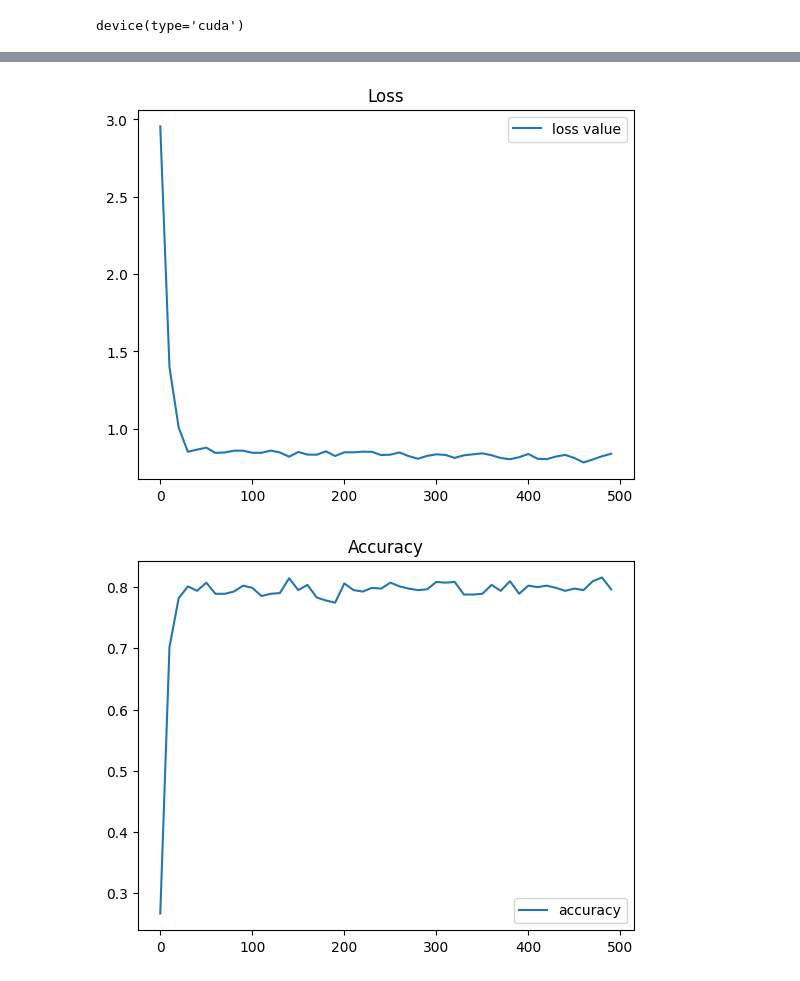
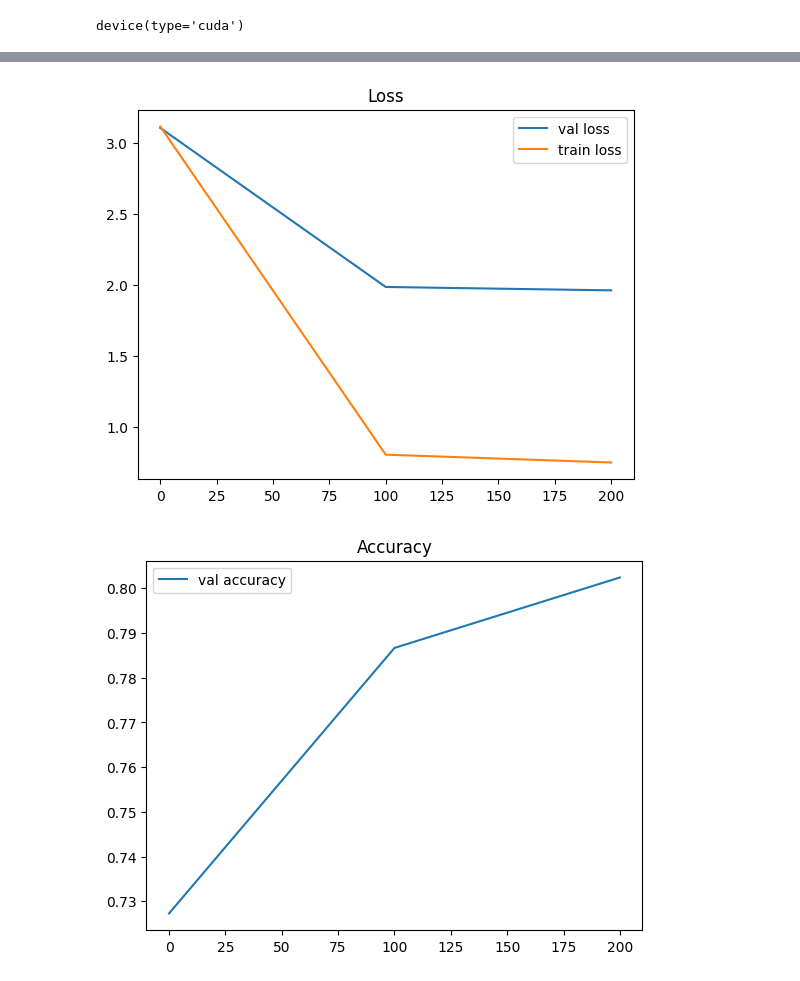
Before and after one commit to P1X2/SSNE2_UnbalancedData, a Jupyter notebook: Model.ipynb, the cells around one changed output, grey strips where cells are left out. Saved outputs shown, nothing was run; the diff lists cells and outputs as text; code cells hidden in the pictures.

```diff
--- a/Model.ipynb
+++ b/Model.ipynb
@@ -90,7 +92,7 @@ train_ds = data.TensorDataset(torch.from_numpy(X_train_norm).to(device),torch.fr
 val_ds = data.TensorDataset(torch.from_numpy(X_val_norm).to(device),torch.from_numpy(Y_val).to(device))
 test_ds = data.TensorDataset(torch.from_numpy(X_test_norm).to(device),torch.zeros(X_test_norm.shape[0], 1).to(device))
 
-train_loader = data.DataLoader(train_ds, shuffle=True, batch_size=1000)
+train_loader = data.DataLoader(train_ds, shuffle=True, batch_size=X_train_norm.shape[0])
 val_loader = data.DataLoader(val_ds, batch_size=X_val_norm.shape[0])
 test_loader = data.DataLoader(test_ds, batch_size=1000)
 # %%
@@ -121,45 +123,55 @@ class Aproximator(nn.Module):
         return self.layers(x)
 # %%
 ####### Parametry
-weight_decay = 1e-2
+weight_decay = 1e-3
 lr = 1e-3
 
 input_size = X_train_norm.shape[1]
-out_size = 3
+out_size = Y_train.shape[1]
 hidden_sizes = [100, 80, 50, 30]
+# hidden_sizes = [1]
 dropout = 0.2
 BN=True
 
 weights_loss = torch.tensor([6.86, 1.33, 7.27])
+
+epoch = 300
+max_lr = .01
 
 #######
 Aprox1 = Aproximator(input_size, out_size, hidden_sizes, BN=BN, dropout=dropout).to(device)
 
 
 optim = torch.optim.Adam(Aprox1.parameters(), weight_decay=weight_decay, lr=lr)
+sched = torch.optim.lr_scheduler.OneCycleLR(optim, max_lr, epochs=epoch, steps_per_epoch=len(train_loader))
 loss_fnc = torch.nn.CrossEntropyLoss(weight=weights_loss).to(device)
 # %%
-def measure_accuracy(model, data_loader):
+def measure_accuracy_and_loss_val(model, data_loader):
     positive=0
     total = 0
+    loss_sum = []
 
     with torch.no_grad():
         model.eval()
         for input, labels in data_loader:
             output = torch.softmax(model(input), dim=1)
 
+            loss_sum += [loss_fnc(output, labels).item()]
+
             positive += sum(torch.argmax(output, dim=1) == torch.argmax(labels, dim=1))
 
             total+=input.shape[0]
 
 
-    return  positive/total
+    return  positive/total, np.array(loss_sum).mean()
 # %%
 def train(data_loader, epoch):
 
     Aprox1.train(mode=True)
-    acc=[]
-    loss_=[]
+
+    acc_val=[]
+    loss_train=[]
+    loss_val=[]
     epochs=[]
 
     for n in range(epoch):
@@ -173,31 +185,35 @@ def train(data_loader, epoch):
             optim.zero_grad()
             loss.backward()
             optim.step()
+            sched.step()
 
             epoch_losses.append(loss.item())
 
 
-        if n%10==0:
+        if n%100==0:
             loss_mean = np.array(epoch_losses).mean()
-            val_acc = measure_accuracy(Aprox1, val_loader)
+            val_acc, val_loss = measure_accuracy_and_loss_val(Aprox1, val_loader)
 
-            acc.append(val_acc.cpu())
-            loss_.append(loss_mean)
+            acc_val.append(val_acc.cpu())
+            loss_val.append(val_loss)
+            loss_train.append(loss_mean)
             epochs.append(n)
 
-            print(f"Epoch {n} loss {loss_mean:.3} val_acc {val_acc:.3}")
+            print(f"Epoch {n}; train_loss {loss_mean:.3}; val_loss {val_loss:.3}; val_acc {val_acc:.3}")
 
     Aprox1.eval()
 
-    plt.plot(epochs,loss_, label="loss value")
+    plt.plot(epochs,loss_val, label="val loss")
+    plt.plot(epochs,loss_train, label="train loss")
     plt.title("Loss")
     plt.legend()
     plt.show()
 
-    plt.plot(epochs, acc, label="accuracy")
+
+    plt.plot(epochs, acc_val, label="val accuracy")
     plt.title("Accuracy")
     plt.legend()
     plt.show()
 # %%
-train(train_loader, 500)
+train(train_loader, epoch)
 # %% [output]
@@ -221,3 +223,3 @@ Epoch 490 loss 0.839 val_acc 0.796
-[figure, old version]
+[figure, new version]
-[figure, old version]
+[figure, new version]
 # %%
```
Also changed, not shown: parts of 4 cells of this notebook, 4 other files.
